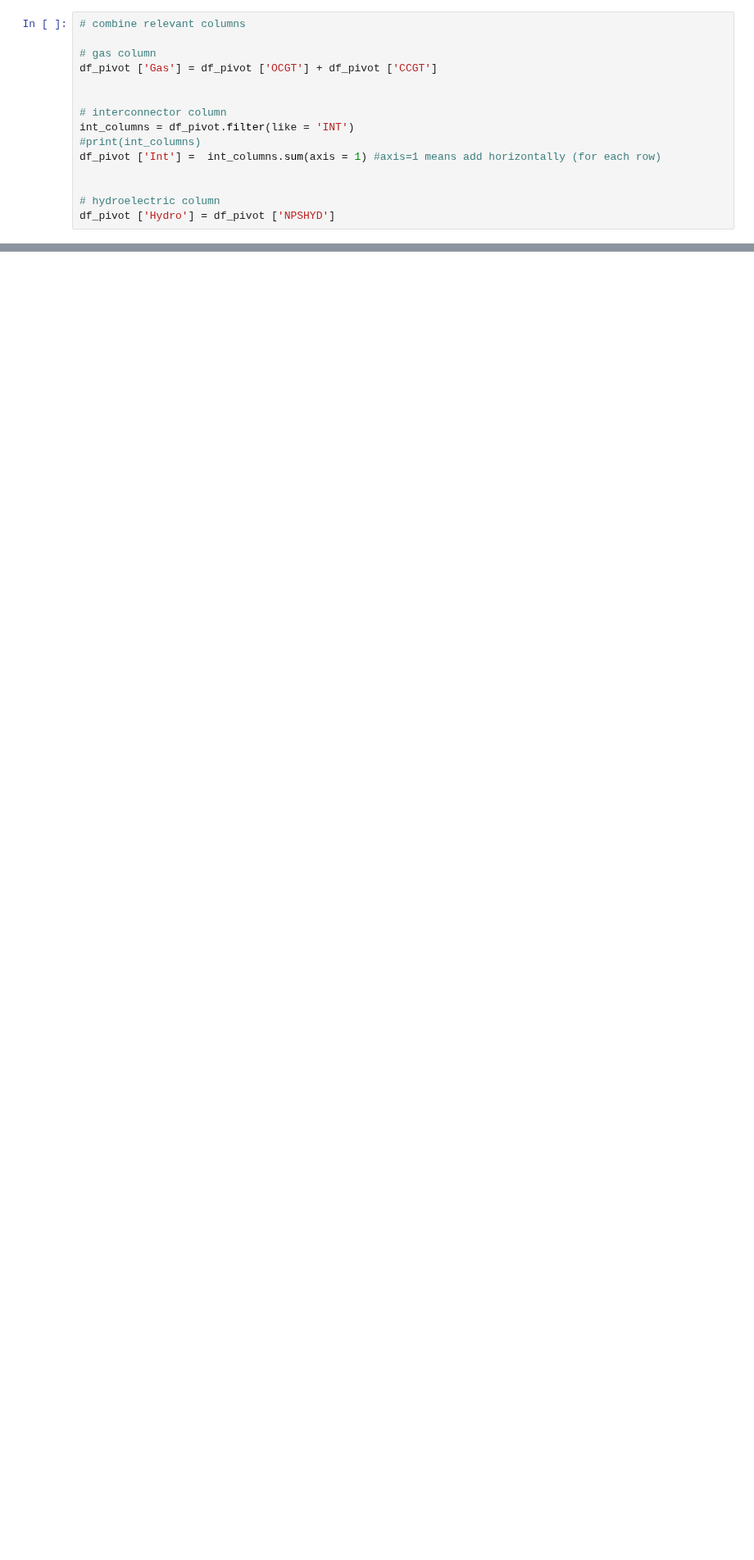
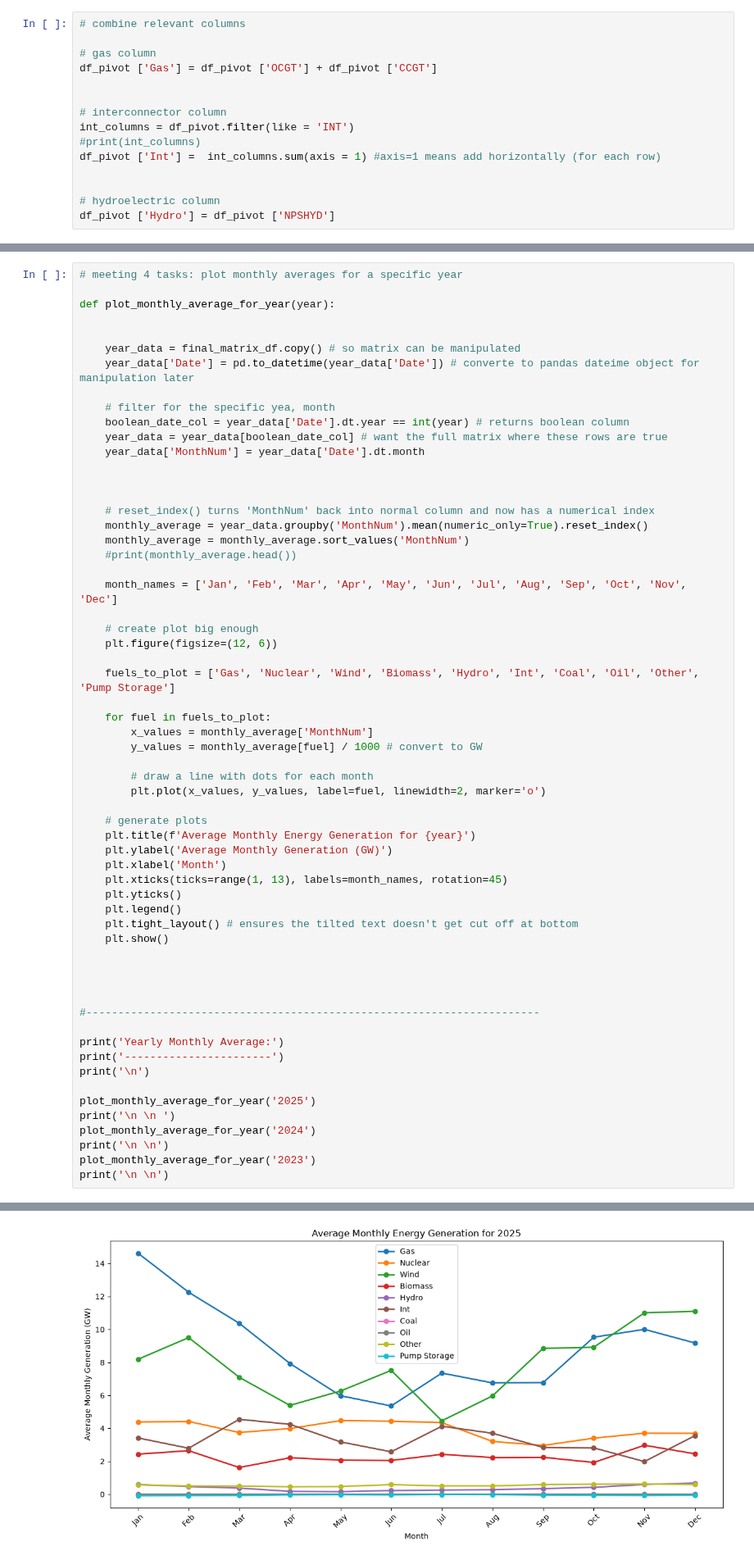
Before and after one commit to kson20/summer-project, a Jupyter notebook: meeting_2_baseline_code.ipynb, the cells around one changed output, grey strips where cells are left out. Shown at 82% size. Cells and saved outputs as stored; diff of their text form; blank space fills up the shorter version.

```diff
--- a/meeting_2_baseline_code.ipynb
+++ b/meeting_2_baseline_code.ipynb
@@ -366,0 +360,61 @@ Warriors      NaN      NaN      NaN  120000.0
+# %%
+# meeting 4 tasks: plot monthly averages for a specific year
+
+def plot_monthly_average_for_year(year):
+
+
+    year_data = final_matrix_df.copy() # so matrix can be manipulated
+    year_data['Date'] = pd.to_datetime(year_data['Date']) # converte to pandas dateime object for manipulation later
+
+    # filter for the specific yea, month
+    boolean_date_col = year_data['Date'].dt.year == int(year) # returns boolean column
+    year_data = year_data[boolean_date_col] # want the full matrix where these rows are true
+    year_data['MonthNum'] = year_data['Date'].dt.month
+
+
+
+    # reset_index() turns 'MonthNum' back into normal column and now has a numerical index
+    monthly_average = year_data.groupby('MonthNum').mean(numeric_only=True).reset_index()
+    monthly_average = monthly_average.sort_values('MonthNum')
+    #print(monthly_average.head())
+
+    month_names = ['Jan', 'Feb', 'Mar', 'Apr', 'May', 'Jun', 'Jul', 'Aug', 'Sep', 'Oct', 'Nov', 'Dec']
+
+    # create plot big enough
+    plt.figure(figsize=(12, 6))
+
+    fuels_to_plot = ['Gas', 'Nuclear', 'Wind', 'Biomass', 'Hydro', 'Int', 'Coal', 'Oil', 'Other', 'Pump Storage']
+
+    for fuel in fuels_to_plot:
+        x_values = monthly_average['MonthNum']
+        y_values = monthly_average[fuel] / 1000 # convert to GW
+
+        # draw a line with dots for each month
+        plt.plot(x_values, y_values, label=fuel, linewidth=2, marker='o')
+
+    # generate plots
+    plt.title(f'Average Monthly Energy Generation for {year}')
+    plt.ylabel('Average Monthly Generation (GW)')
+    plt.xlabel('Month')
+    plt.xticks(ticks=range(1, 13), labels=month_names, rotation=45)
+    plt.yticks()
+    plt.legend()
+    plt.tight_layout() # ensures the tilted text doesn't get cut off at bottom
+    plt.show()
+
+
+
+
+#-----------------------------------------------------------------------
+
+print('Yearly Monthly Average:')
+print('-----------------------')
+print('\n')
+
+plot_monthly_average_for_year('2025')
+print('\n \n ')
+plot_monthly_average_for_year('2024')
+print('\n \n')
+plot_monthly_average_for_year('2023')
+print('\n \n')
+# %% [output]
@@ -366,0 +423 @@ Warriors      NaN      NaN      NaN  120000.0
+[figure, added]
```
Also changed, not shown: parts of 9 cells of this notebook.
